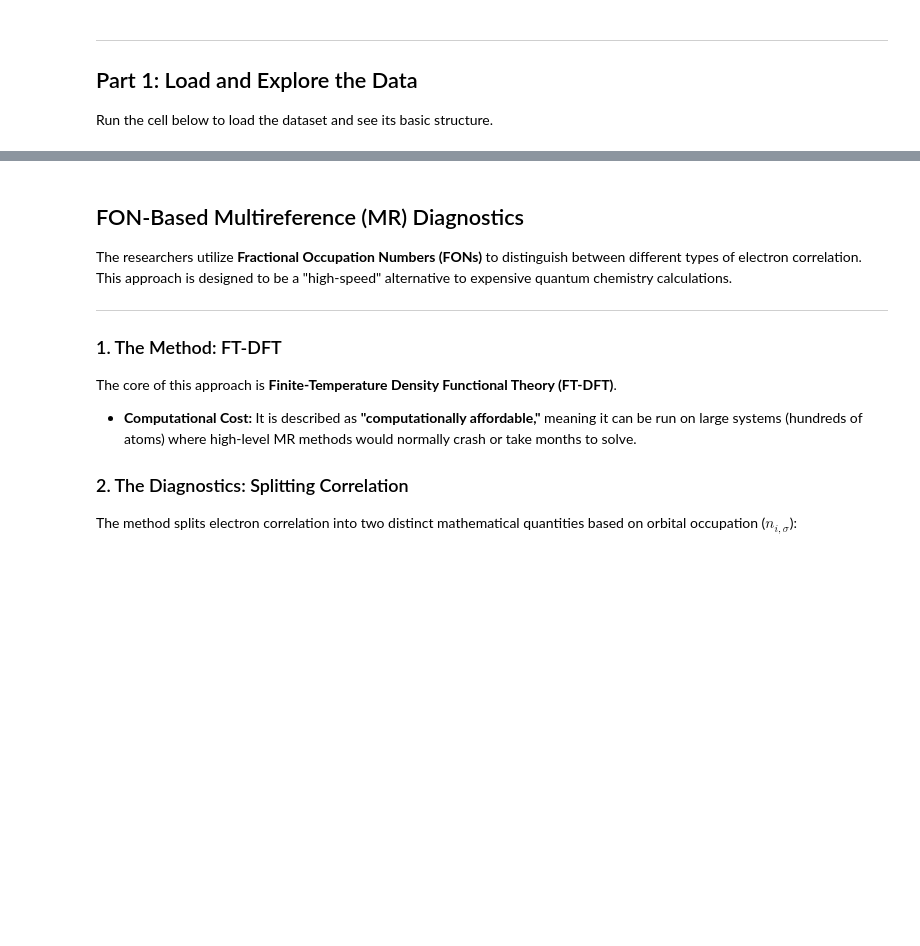
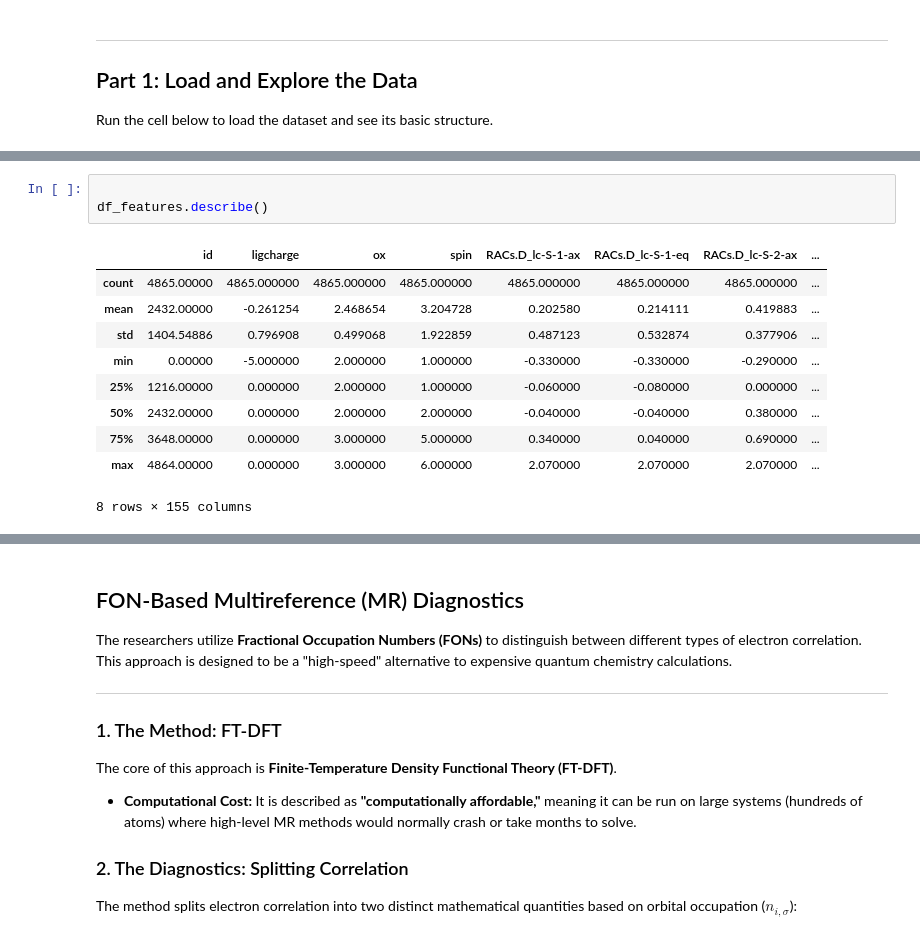
Before and after one commit to MrDNAlex/NE-452-Special-Topics-in-Nanoscale-Simulations, a Jupyter notebook: Labs/Machine Learning Interatomic Potentials/Lab 1 - 1/ml_chemistry_lab_student.ipynb, the cells around one changed output, grey strips where cells are left out. Saved outputs shown, nothing was run; the diff lists cells and outputs as text; blank space fills up the shorter version.

```diff
--- a/Labs/Machine Learning Interatomic Potentials/Lab 1 - 1/ml_chemistry_lab_student.ipynb
+++ b/Labs/Machine Learning Interatomic Potentials/Lab 1 - 1/ml_chemistry_lab_student.ipynb
@@ -84,3 +103,17 @@ print(list(df_features.columns[:10]))
+# %%
+
+df_features.describe()
+# %% [output]
+|  | id | ligcharge | ox | spin | RACs.D_lc-S-1-ax | RACs.D_lc-S-1-eq | RACs.D_lc-S-2-ax | ... |
+| count | 4865.00000 | 4865.000000 | 4865.000000 | 4865.000000 | 4865.000000 | 4865.000000 | 4865.000000 | ... |
+| mean | 2432.00000 | -0.261254 | 2.468654 | 3.204728 | 0.202580 | 0.214111 | 0.419883 | ... |
+| std | 1404.54886 | 0.796908 | 0.499068 | 1.922859 | 0.487123 | 0.532874 | 0.377906 | ... |
+| min | 0.00000 | -5.000000 | 2.000000 | 1.000000 | -0.330000 | -0.330000 | -0.290000 | ... |
+| 25% | 1216.00000 | 0.000000 | 2.000000 | 1.000000 | -0.060000 | -0.080000 | 0.000000 | ... |
+| 50% | 2432.00000 | 0.000000 | 2.000000 | 2.000000 | -0.040000 | -0.040000 | 0.380000 | ... |
+| 75% | 3648.00000 | 0.000000 | 3.000000 | 5.000000 | 0.340000 | 0.040000 | 0.690000 | ... |
+| max | 4864.00000 | 0.000000 | 3.000000 | 6.000000 | 2.070000 | 2.070000 | 2.070000 | ... |
+8 rows × 155 columns
 # %% [markdown]
 ![image.png](attachment:image.png)
 # %% [markdown]
```
Also changed, not shown: parts of 22 cells of this notebook.
